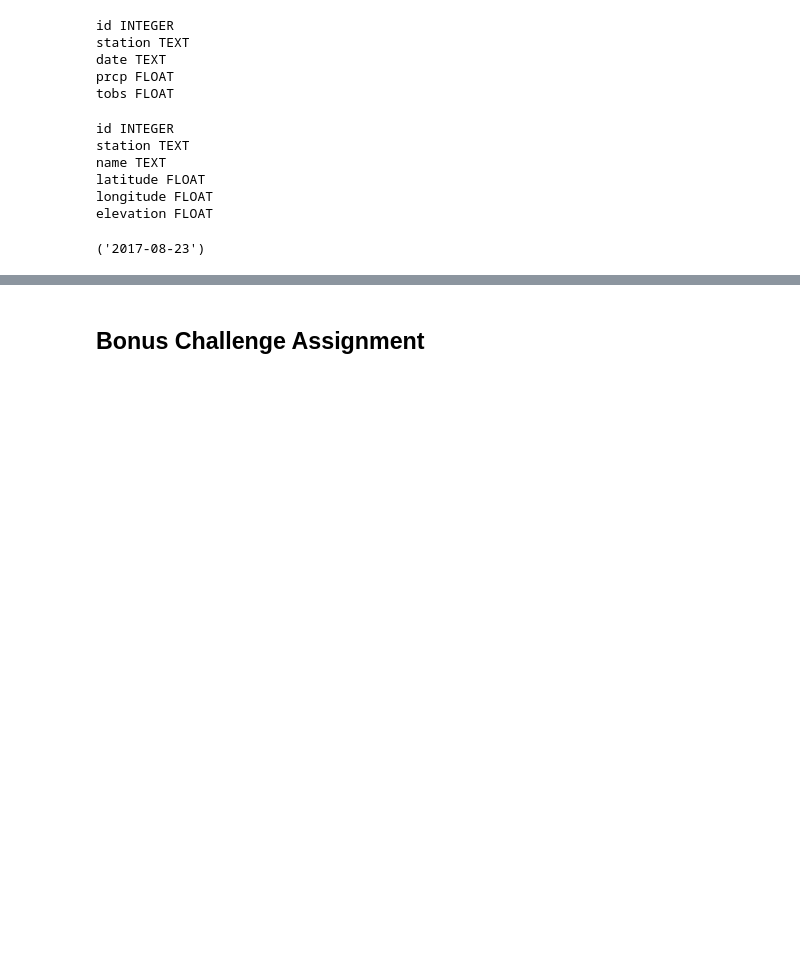
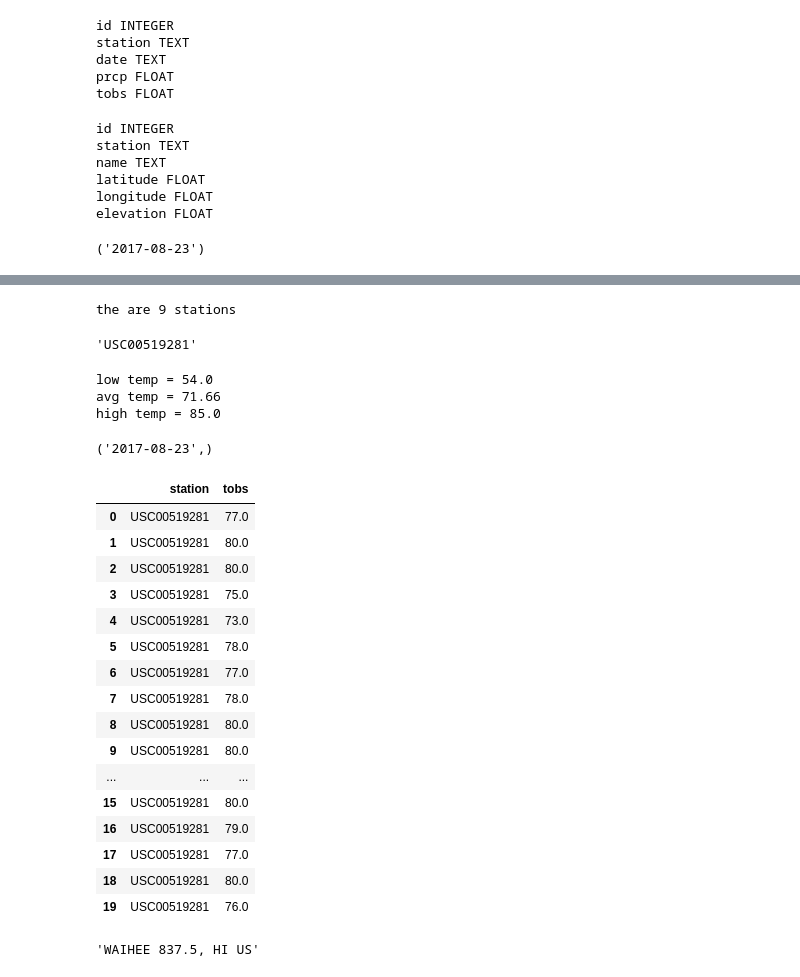
Before and after one commit to KenSaville/sqlalchemy-challenge, a Jupyter notebook: climate_starter.ipynb, the cells around one changed output, grey strips where cells are left out. Drawn from its saved outputs; the diff is of its cells as text; code cells hidden in the pictures; blank space fills up the shorter version.

```diff
--- a/climate_starter.ipynb
+++ b/climate_starter.ipynb
@@ -122,13 +149,76 @@ KeyError: 'Date'
 # %%
 # Design a query to show how many stations are available in this dataset?
+
+stations = session.query(Station.name).count()
+
+print(f"the are {stations} stations")
+# %% [output]
+the are 9 stations
 # %%
 # What are the most active stations? (i.e. what stations have the most rows)?
 # List the stations and the counts in descending order.
+# List the stations and the counts in descending order.
+active_list = session.query(Measurement.station, func.count(Measurement.station)).\
+            group_by(Measurement.station).\
+            order_by(func.count(Measurement.station).desc()).all()
+
+active_list
+
+most_active = active_list[0][0]
+most_active
+# %% [output]
+'USC00519281'
 # %%
-# Using the station id from the previous query, calculate the lowest temperature recorded,
-# highest temperature recorded, and average temperature of the most active station?
+# Using the station id from the previous query, calculate the lowest temperature recorded, # highest temperature recorded,
+#and average temperature of the most active station?
+
+low = session.query(func.min(Measurement.tobs).filter(Measurement.station == most_active)).all()[0][0]
+avg = round(session.query(func.avg(Measurement.tobs).filter(Measurement.station == most_active)).all()[0][0],2)
+hi = session.query(func.max(Measurement.tobs).filter(Measurement.station == most_active)).all()[0][0]
+
+print (f"low temp = {low}")
+print (f"avg temp = {avg}")
+print (f"high temp = {hi}")
+# %% [output]
+low temp = 54.0
+avg temp = 71.66
+high temp = 85.0
 # %%
 # Choose the station with the highest number of temperature observations.
 # Query the last 12 months of temperature observation data for this station and plot the results as a histogram
+
+# Calculate the date 1 year ago from the last data point in the database
+latest = session.query(Measurement.date).order_by(Measurement.date.desc()).first()
+print(latest)
+
+twelve_months_ago = dt.datetime.strptime(latest[0], '%Y-%m-%d') - dt.timedelta(days=365)
+twelve_months_ago
+
+last_twelve_temps = session.query(Measurement.station, Measurement.tobs).\
+                filter(Measurement.station == most_active).\
+                filter(Measurement.date >= twelve_months_ago).all()
+
+
+#make pd_df for plotting
+temps_df = pd.DataFrame(last_twelve_temps)
+
+temps_df.head(20)
+# %% [output]
+('2017-08-23',)
+|  | station | tobs |
+| 0 | USC00519281 | 77.0 |
+| 1 | USC00519281 | 80.0 |
+| 2 | USC00519281 | 80.0 |
+| 3 | USC00519281 | 75.0 |
+| 4 | USC00519281 | 73.0 |
+| 5 | USC00519281 | 78.0 |
+| 6 | USC00519281 | 77.0 |
+| 7 | USC00519281 | 78.0 |
+| 8 | USC00519281 | 80.0 |
+| 9 | USC00519281 | 80.0 |
+| ... | ... | ... |
+| 15 | USC00519281 | 80.0 |
+| 16 | USC00519281 | 79.0 |
+| 17 | USC00519281 | 77.0 |
+| 18 | USC00519281 | 80.0 |
+| 19 | USC00519281 | 76.0 |
-# %% [markdown]
-## Bonus Challenge Assignment
@@ -198,0 +232,5 @@ daily_normals("01-01")
+# %%
+active_station = session.query(Station.name).filter(Station.station == most_active).all()[0][0]
+active_station
+# %% [output]
+'WAIHEE 837.5, HI US'
```
Also changed, not shown: parts of 15 cells of this notebook, 1 other file.
